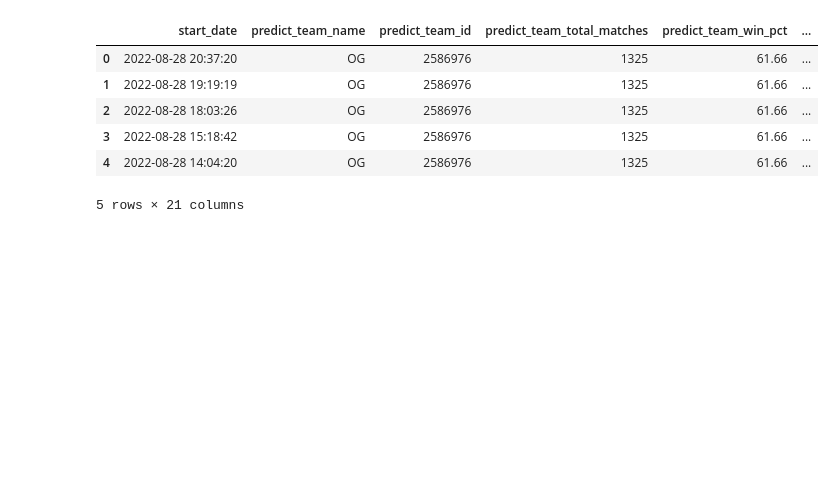
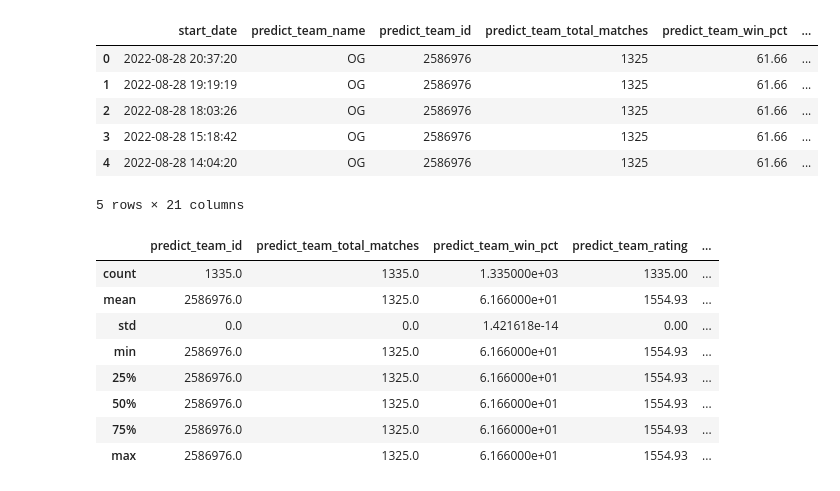
Before and after one commit to johnnyoso/data_science, a Jupyter notebook: DotaLogisticRegression.ipynb, the cells around one changed output. Drawn from its saved outputs; the diff is of its cells as text; code cells hidden in the pictures; blank space fills up the shorter version.

```diff
--- a/DotaLogisticRegression.ipynb
+++ b/DotaLogisticRegression.ipynb
@@ -294,3 +285,15 @@ og_team_matches_df.head()
 | 3 | 2022-08-28 15:18:42 | OG | 2586976 | 1325 | 61.66 | ... |
 | 4 | 2022-08-28 14:04:20 | OG | 2586976 | 1325 | 61.66 | ... |
 5 rows × 21 columns
+# %%
+og_team_matches_df.describe()
+# %% [output]
+|  | predict_team_id | predict_team_total_matches | predict_team_win_pct | predict_team_rating | ... |
+| count | 1335.0 | 1335.0 | 1.335000e+03 | 1335.00 | ... |
+| mean | 2586976.0 | 1325.0 | 6.166000e+01 | 1554.93 | ... |
+| std | 0.0 | 0.0 | 1.421618e-14 | 0.00 | ... |
+| min | 2586976.0 | 1325.0 | 6.166000e+01 | 1554.93 | ... |
+| 25% | 2586976.0 | 1325.0 | 6.166000e+01 | 1554.93 | ... |
+| 50% | 2586976.0 | 1325.0 | 6.166000e+01 | 1554.93 | ... |
+| 75% | 2586976.0 | 1325.0 | 6.166000e+01 | 1554.93 | ... |
+| max | 2586976.0 | 1325.0 | 6.166000e+01 | 1554.93 | ... |
```
Also changed, not shown: parts of 15 cells of this notebook.
